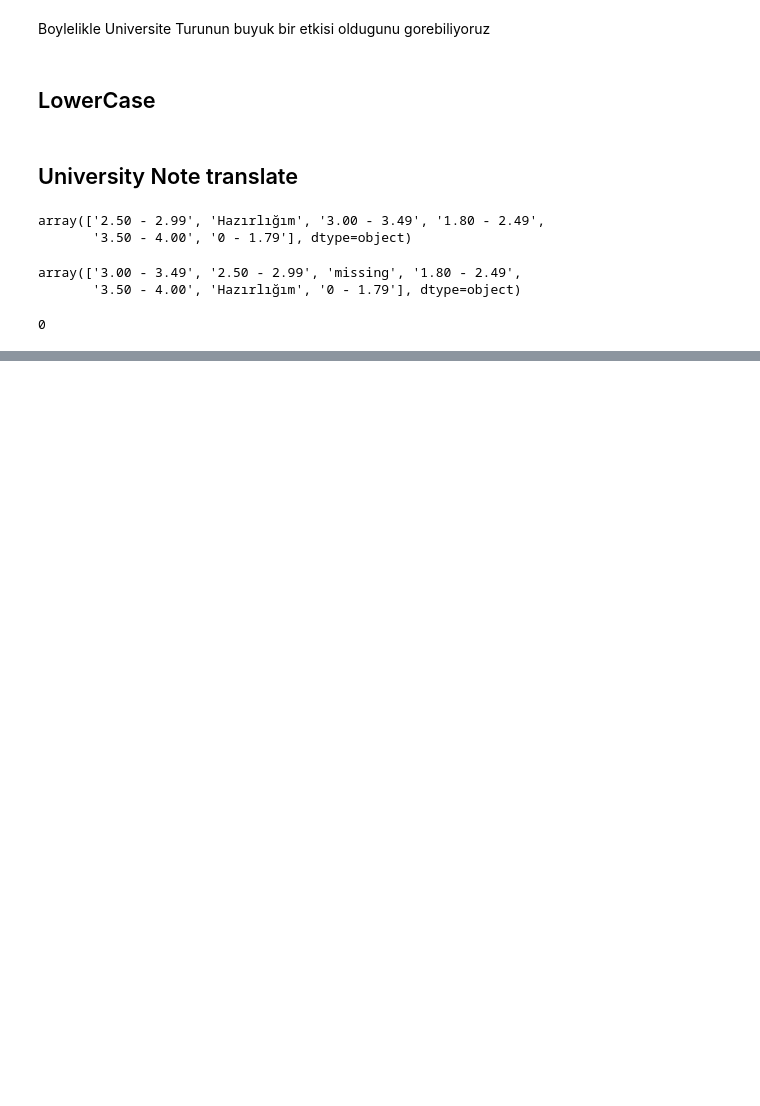
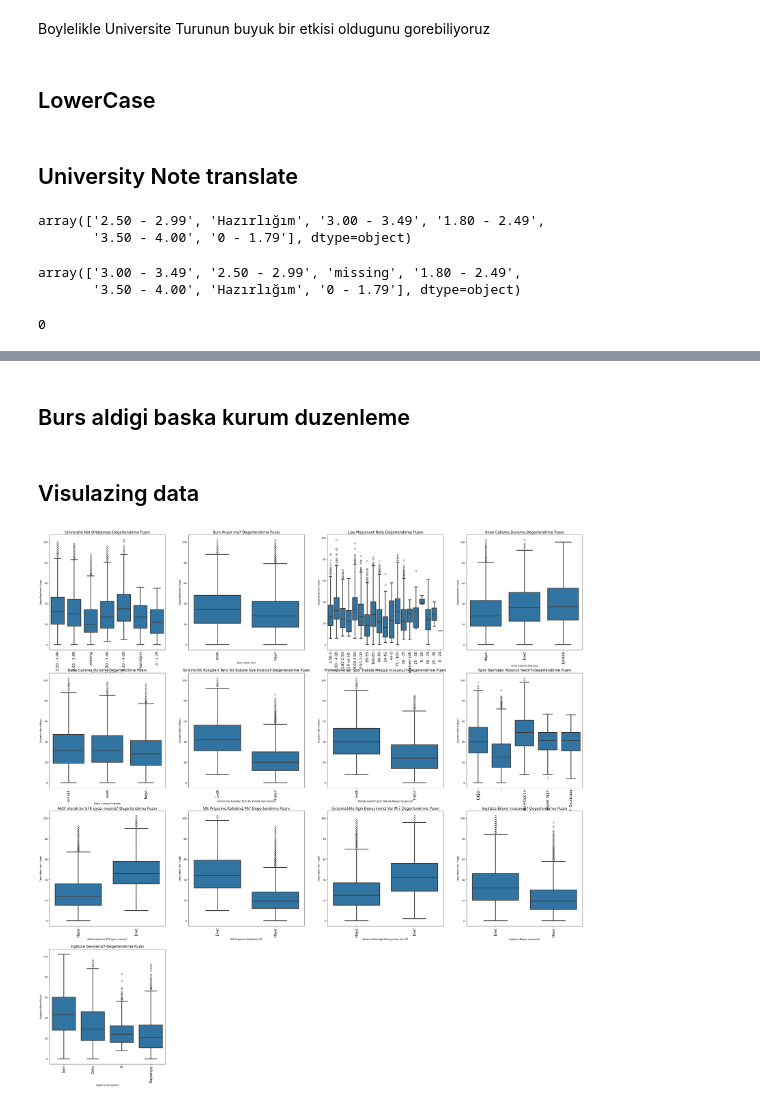
Before and after one commit to BilalDurmus08/Datathon_2024_btk, a Jupyter notebook: Datathon2024.ipynb, the cells around one changed output, grey strips where cells are left out. Saved outputs shown, nothing was run; the diff lists cells and outputs as text; code cells hidden in the pictures; blank space fills up the shorter version.

Commit message:
spor pozisyon data ayarlandi

```diff
--- a/Datathon2024.ipynb
+++ b/Datathon2024.ipynb
@@ -164,0 +169,14 @@ train['Universite Not Ortalamasi'].isna().sum()
+# %%
+spor_mapping = {
+    'diğer': 'Diğer',
+    '0': '-',
+    '-': '-',
+    'kaptan': 'Lider/Kaptan',
+    'kaptan / li̇der': 'Lider/Kaptan',
+    'di̇ğer': 'Diğer',
+    'lider/kaptan': 'Lider/Kaptan',
+    'bireysel': 'Bireysel Spor',
+    'takım oyuncusu': 'Takım Oyuncusu'
+}
+# %%
+train["Spor Dalindaki Rolunuz Nedir?"] = train["Spor Dalindaki Rolunuz Nedir?"].fillna('-')
@@ -164,0 +203,4 @@ train['Universite Not Ortalamasi'].isna().sum()
+# %%
+train['Spor Dalindaki Rolunuz Nedir?'] = train['Spor Dalindaki Rolunuz Nedir?'].map(spor_mapping)
+# %% [markdown]
+## Burs aldigi baska kurum duzenleme
@@ -164,0 +209,19 @@ train['Universite Not Ortalamasi'].isna().sum()
+# %% [markdown]
+## Visulazing data
+# %%
+box_plot_columns=["Universite Not Ortalamasi","Burs Aliyor mu?","Lise Mezuniyet Notu","Anne Calisma Durumu",
+                  "Baba Calisma Durumu","Girisimcilik Kulupleri Tarzi Bir Kulube Uye misiniz?"
+                 ,"Profesyonel Bir Spor Daliyla Mesgul musunuz?","Spor Dalindaki Rolunuz Nedir?","Aktif olarak bir STK üyesi misiniz?",
+                  "Stk Projesine Katildiniz Mi?","Girisimcilikle Ilgili Deneyiminiz Var Mi?",
+                 "Ingilizce Biliyor musunuz?","Ingilizce Seviyeniz?"]
+# %%
+plt.figure(figsize=(40,40))
+k=0
+for i in box_plot_columns:
+    ax=plt.subplot(4,4,k+1)
+    k+=1
+    ax=sns.boxplot(data=train,x=i,y="Degerlendirme Puani",linewidth=3)
+    plt.title(f"{i}-Degerlendirme Puanı",fontsize=15)
+    plt.xticks(rotation=90,fontsize=15);
+# %% [output]
+[figure, added]
```
Also changed, not shown: parts of 9 cells of this notebook.
